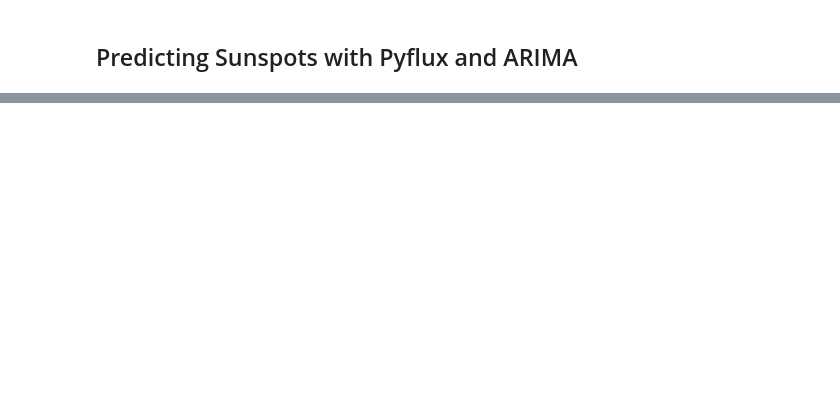
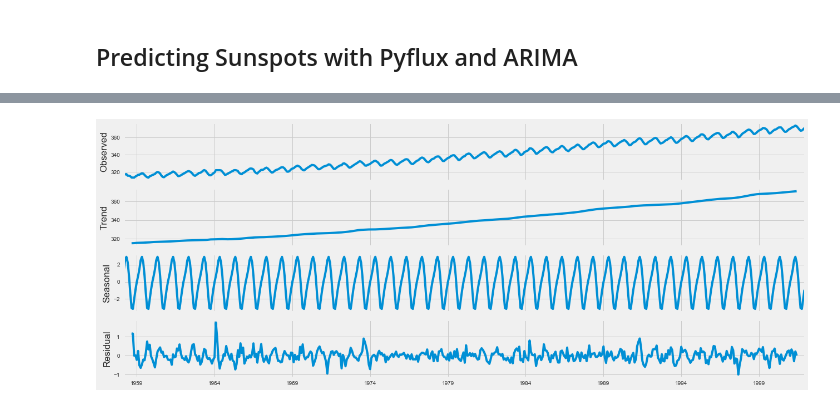
Before and after one commit to ultimatist/ODSC17, a Jupyter notebook: Time Series with Python (ODSC) SOL.ipynb, the cells around one changed output, grey strips where cells are left out. Cells and saved outputs as stored; diff of their text form; code cells hidden in the pictures; blank space fills up the shorter version.

```diff
--- a/Time Series with Python (ODSC) SOL.ipynb
+++ b/Time Series with Python (ODSC) SOL.ipynb
@@ -468,4 +789,8 @@ co2.isnull().sum()
 # %%
+# decompose data into trend, seasonal, and residual
+plt.style.use('fivethirtyeight')
 decomposition = sm.tsa.seasonal_decompose(co2, model='additive')
 fig = decomposition.plot()
 plt.show()
+# %% [output]
+[figure, added]
```
Also changed, not shown: parts of 61 cells of this notebook, 3 other files.
